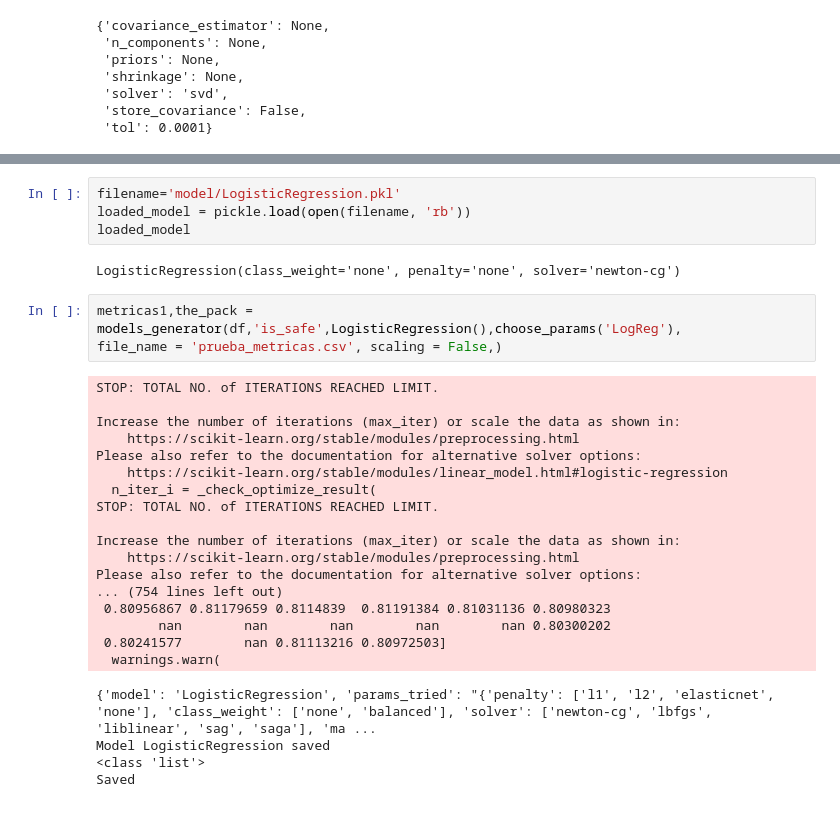
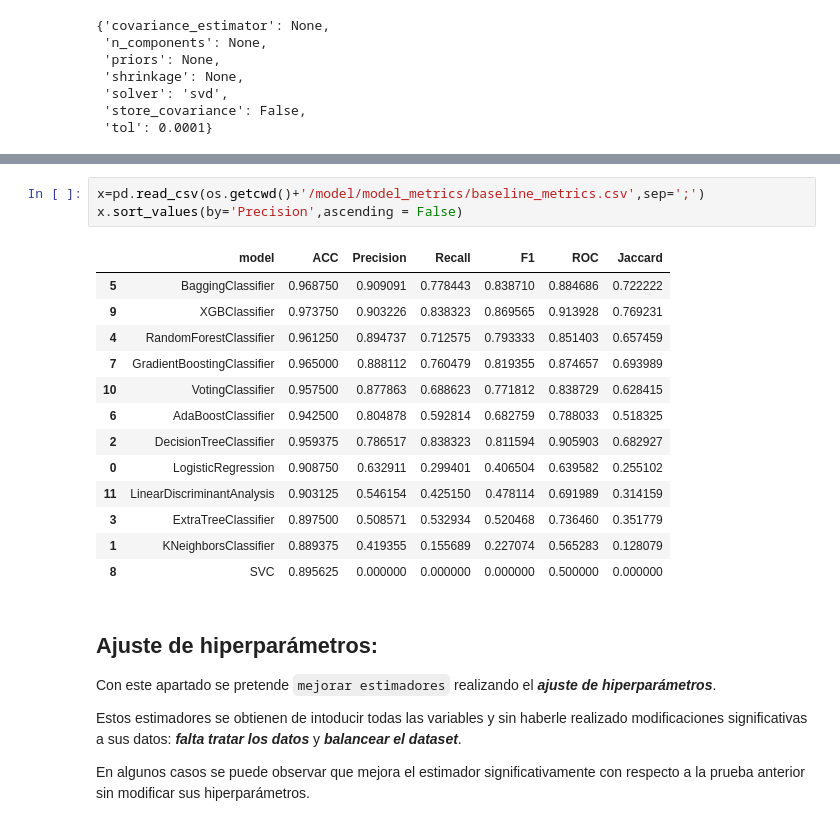
Before and after one commit to mcarlagg17/TBDS-ML_Clf_WaterQuality, a Jupyter notebook: src/2a_ML_Baseline.ipynb, the cells around one changed output, grey strips where cells are left out. Cells and saved outputs as stored; diff of their text form.

```diff
--- a/src/2a_ML_Baseline.ipynb
+++ b/src/2a_ML_Baseline.ipynb
@@ -331,31 +215,25 @@ choose_params('LogReg')
-# %%
-filename='model/LogisticRegression.pkl'
-loaded_model = pickle.load(open(filename, 'rb'))
-loaded_model
-# %% [output]
-LogisticRegression(class_weight='none', penalty='none', solver='newton-cg')
-# %%
-metricas1,the_pack = models_generator(df,'is_safe',LogisticRegression(),choose_params('LogReg'),
-file_name = 'prueba_metricas.csv', scaling = False,)
-# %% [output]
-STOP: TOTAL NO. of ITERATIONS REACHED LIMIT.
-
-Increase the number of iterations (max_iter) or scale the data as shown in:
-    https://scikit-learn.org/stable/modules/preprocessing.html
-Please also refer to the documentation for alternative solver options:
-    https://scikit-learn.org/stable/modules/linear_model.html#logistic-regression
-  n_iter_i = _check_optimize_result(
-STOP: TOTAL NO. of ITERATIONS REACHED LIMIT.
-
-Increase the number of iterations (max_iter) or scale the data as shown in:
-    https://scikit-learn.org/stable/modules/preprocessing.html
-Please also refer to the documentation for alternative solver options:
-... (754 lines left out)
- 0.80956867 0.81179659 0.8114839  0.81191384 0.81031136 0.80980323
-        nan        nan        nan        nan        nan 0.80300202
- 0.80241577        nan 0.81113216 0.80972503]
-  warnings.warn(
-{'model': 'LogisticRegression', 'params_tried': "{'penalty': ['l1', 'l2', 'elasticnet', 'none'], 'class_weight': ['none', 'balanced'], 'solver': ['newton-cg', 'lbfgs', 'liblinear', 'sag', 'saga'], 'ma ...
-Model LogisticRegression saved
-<class 'list'>
-Saved
+# %%
+x=pd.read_csv(os.getcwd()+'/model/model_metrics/baseline_metrics.csv',sep=';')
+x.sort_values(by='Precision',ascending = False)
+# %% [output]
+|  | model | ACC | Precision | Recall | F1 | ROC | Jaccard |
+| 5 | BaggingClassifier | 0.968750 | 0.909091 | 0.778443 | 0.838710 | 0.884686 | 0.722222 |
+| 9 | XGBClassifier | 0.973750 | 0.903226 | 0.838323 | 0.869565 | 0.913928 | 0.769231 |
+| 4 | RandomForestClassifier | 0.961250 | 0.894737 | 0.712575 | 0.793333 | 0.851403 | 0.657459 |
+| 7 | GradientBoostingClassifier | 0.965000 | 0.888112 | 0.760479 | 0.819355 | 0.874657 | 0.693989 |
+| 10 | VotingClassifier | 0.957500 | 0.877863 | 0.688623 | 0.771812 | 0.838729 | 0.628415 |
+| 6 | AdaBoostClassifier | 0.942500 | 0.804878 | 0.592814 | 0.682759 | 0.788033 | 0.518325 |
+| 2 | DecisionTreeClassifier | 0.959375 | 0.786517 | 0.838323 | 0.811594 | 0.905903 | 0.682927 |
+| 0 | LogisticRegression | 0.908750 | 0.632911 | 0.299401 | 0.406504 | 0.639582 | 0.255102 |
+| 11 | LinearDiscriminantAnalysis | 0.903125 | 0.546154 | 0.425150 | 0.478114 | 0.691989 | 0.314159 |
+| 3 | ExtraTreeClassifier | 0.897500 | 0.508571 | 0.532934 | 0.520468 | 0.736460 | 0.351779 |
+| 1 | KNeighborsClassifier | 0.889375 | 0.419355 | 0.155689 | 0.227074 | 0.565283 | 0.128079 |
+| 8 | SVC | 0.895625 | 0.000000 | 0.000000 | 0.000000 | 0.500000 | 0.000000 |
+# %% [markdown]
+## Ajuste de hiperparámetros:
+
+Con este apartado se pretende `mejorar estimadores` realizando el ***ajuste de hiperparámetros***.
+
+Estos estimadores se obtienen de intoducir todas las variables y sin haberle realizado modificaciones significativas a sus datos: ***falta tratar los datos*** y ***balancear el dataset***.
+
+En algunos casos se puede observar que mejora el estimador significativamente con respecto a la prueba anterior sin modificar sus hiperparámetros.
```
Also changed, not shown: parts of 20 cells of this notebook, 13 other files.
